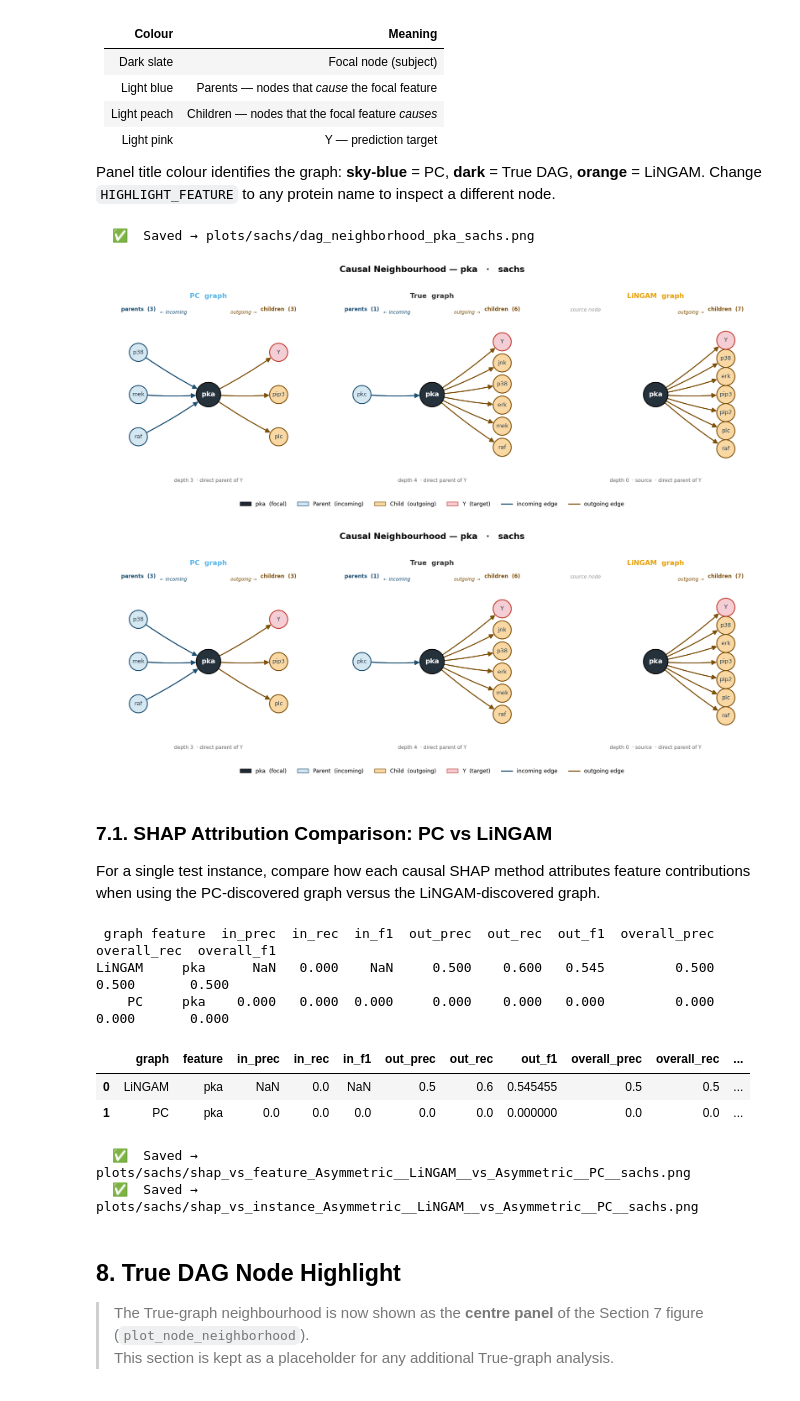
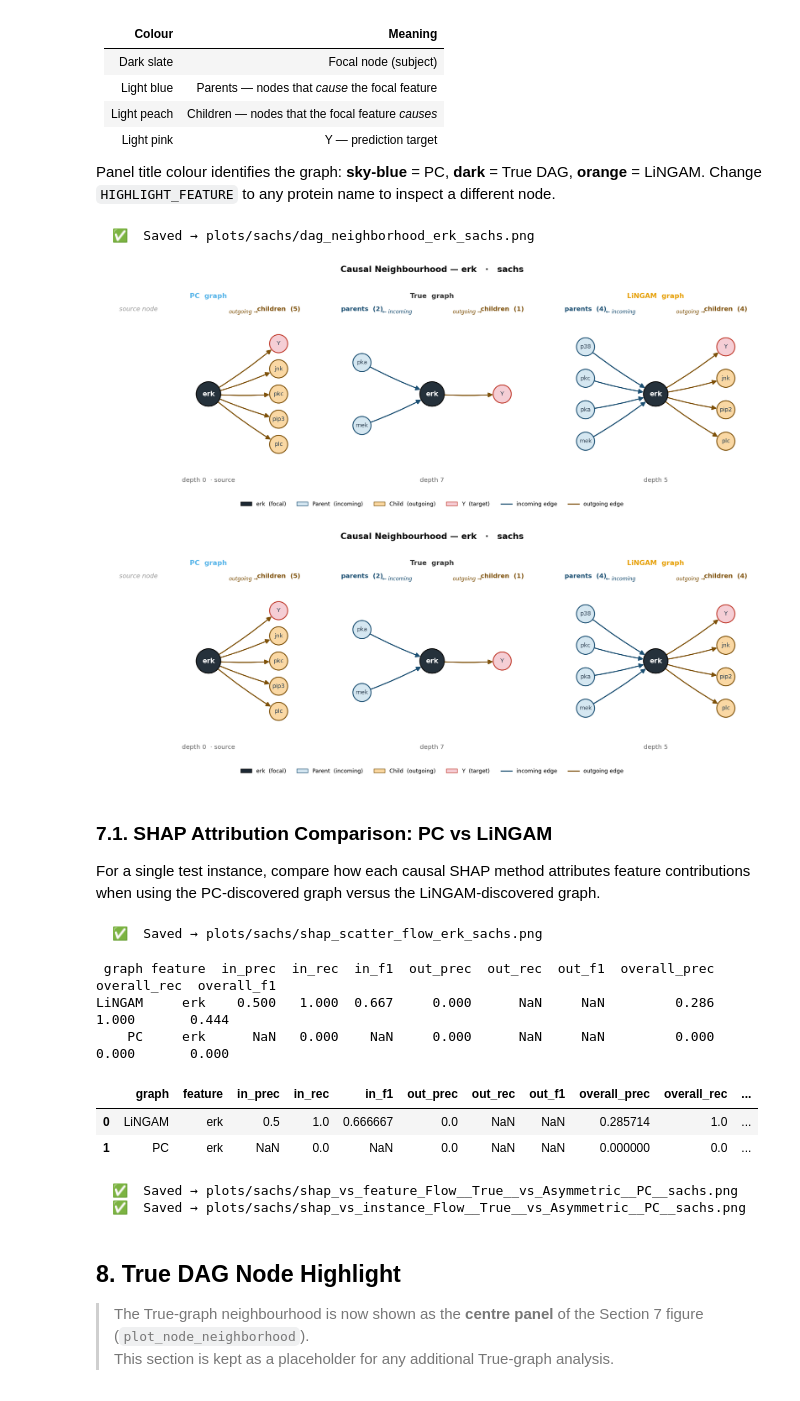
Before and after one commit to juanriosg12/master_thesis, a Jupyter notebook: notebooks/real_data_analysis.ipynb, the cells around one changed output. Saved outputs shown, nothing was run; the diff lists cells and outputs as text; code cells hidden in the pictures.

```diff
--- a/notebooks/real_data_analysis.ipynb
+++ b/notebooks/real_data_analysis.ipynb
@@ -467,19 +467,19 @@ nothing else. Designed for qualitative comparison in the thesis.
 Panel title colour identifies the graph: **sky-blue** = PC, **dark** = True DAG, **orange** = LiNGAM.
 Change `HIGHLIGHT_FEATURE` to any protein name to inspect a different node.
 # %%
-HIGHLIGHT_FEATURE = 'pka'   # change to any protein name
+HIGHLIGHT_FEATURE = 'erk'   # change to any protein name
 
 plot_node_neighborhood(
     HIGHLIGHT_FEATURE,
     G_pc,     td_pc,     src_pc,     y_pc,     pc_names,
     G_true,   td_true,   src_true,   y_true,   true_names,
     G_lingam, td_lingam, src_lingam, y_lingam, lingam_names,
     DATASET, save_dir=PLOTS_DIR,
 )
 # %% [output]
-  ✅  Saved → plots/sachs/dag_neighborhood_pka_sachs.png
+  ✅  Saved → plots/sachs/dag_neighborhood_erk_sachs.png
-[figure, old version]
+[figure, new version]
-[figure, old version]
+[figure, new version]
 # %% [markdown]
 ### 7.1. SHAP Attribution Comparison: PC vs LiNGAM
 
@@ -490,9 +490,12 @@ HIGHLIGHT_FEATURES = [HIGHLIGHT_FEATURE]   # features to inspect in section 7.1
 fig_scatter = plot_shap_scatter_pc_vs_lingam(
     shap_data, feature_names, scratch_rank, top_features, x_test,
     pc_edges, lingam_edges, DATASET, N_TOP_FEATURES,
-    method = "Asymmetric",
+    method = "Flow",
     features=HIGHLIGHT_FEATURES,
+    save_dir=PLOTS_DIR,
 )
+# %% [output]
+  ✅  Saved → plots/sachs/shap_scatter_flow_erk_sachs.png
 # %%
 # ── Node-level causal accuracy for the highlighted feature ────────────────────
 get_node_accuracy(
@@ -501,13 +504,13 @@ get_node_accuracy(
 )
 # %% [output]
  graph feature  in_prec  in_rec  in_f1  out_prec  out_rec  out_f1  overall_prec  overall_rec  overall_f1
-LiNGAM     pka      NaN   0.000    NaN     0.500    0.600   0.545         0.500        0.500       0.500
-    PC     pka    0.000   0.000  0.000     0.000    0.000   0.000         0.000        0.000       0.000
+LiNGAM     erk    0.500   1.000  0.667     0.000      NaN     NaN         0.286        1.000       0.444
+    PC     erk      NaN   0.000    NaN     0.000      NaN     NaN         0.000        0.000       0.000
 |  | graph | feature | in_prec | in_rec | in_f1 | out_prec | out_rec | out_f1 | overall_prec | overall_rec | ... |
-| 0 | LiNGAM | pka | NaN | 0.0 | NaN | 0.5 | 0.6 | 0.545455 | 0.5 | 0.5 | ... |
-| 1 | PC | pka | 0.0 | 0.0 | 0.0 | 0.0 | 0.0 | 0.000000 | 0.0 | 0.0 | ... |
+| 0 | LiNGAM | erk | 0.5 | 1.0 | 0.666667 | 0.0 | NaN | NaN | 0.285714 | 1.0 | ... |
+| 1 | PC | erk | NaN | 0.0 | NaN | 0.0 | NaN | NaN | 0.000000 | 0.0 | ... |
 # %%
-baseline = 'Asymmetric (LiNGAM)'
+baseline = 'Flow (True)'
 compared = 'Asymmetric (PC)'
 
 # SHAP vs Feature Value
@@ -532,8 +535,8 @@ plot_shap_vs_instance(
     save_dir=PLOTS_DIR,
 )
 # %% [output]
-  ✅  Saved → plots/sachs/shap_vs_feature_Asymmetric__LiNGAM__vs_Asymmetric__PC__sachs.png
-  ✅  Saved → plots/sachs/shap_vs_instance_Asymmetric__LiNGAM__vs_Asymmetric__PC__sachs.png
+  ✅  Saved → plots/sachs/shap_vs_feature_Flow__True__vs_Asymmetric__PC__sachs.png
+  ✅  Saved → plots/sachs/shap_vs_instance_Flow__True__vs_Asymmetric__PC__sachs.png
 # %% [markdown]
 ## 8. True DAG Node Highlight
 
```
Also changed, not shown: parts of 1 cell of this notebook, 32 other files.
